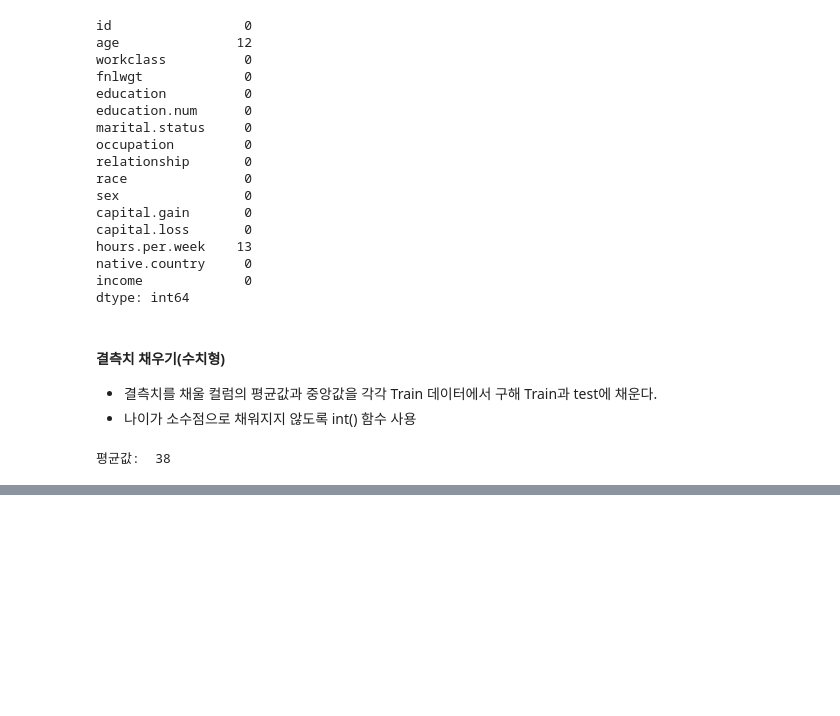
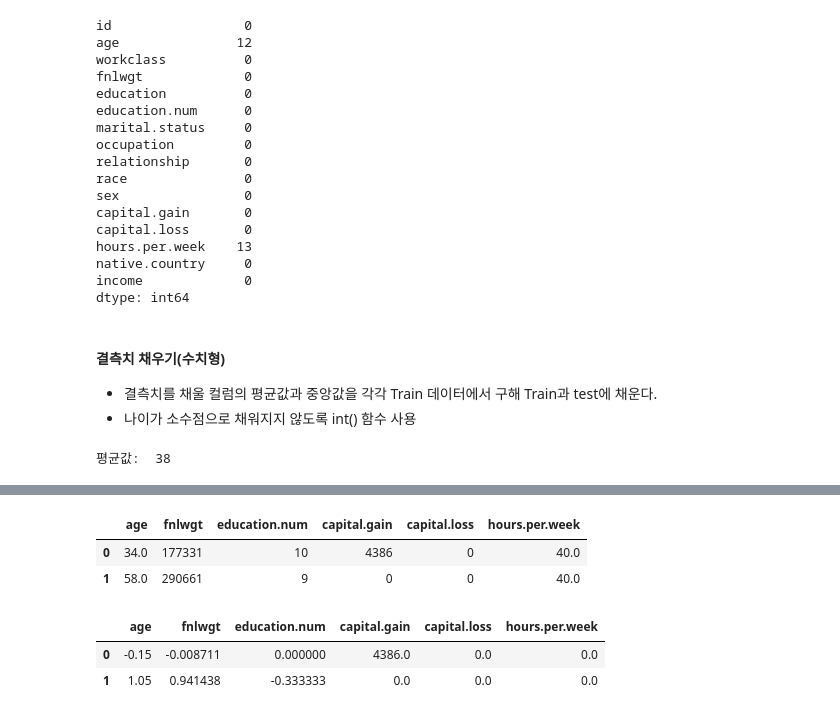
Before and after one commit to rlgus3351/-BigDataAnalyst, a Jupyter notebook: ch2/ch2.ipynb, the cells around one changed output, grey strips where cells are left out. Saved outputs shown, nothing was run; the diff lists cells and outputs as text; code cells hidden in the pictures; blank space fills up the shorter version.

```diff
--- a/ch2/ch2.ipynb
+++ b/ch2/ch2.ipynb
@@ -286,0 +431,14 @@ test['age'] = test['age'].fillna(value)
+# %%
+from sklearn.preprocessing import RobustScaler
+scaler = RobustScaler()
+display(train[cols].head(2))
+train[cols] = scaler.fit_transform(train[cols])
+test[cols] - scaler.transform(test[cols])
+display(train[cols].head(2))
+# %% [output]
+|  | age | fnlwgt | education.num | capital.gain | capital.loss | hours.per.week |
+| 0 | 34.0 | 177331 | 10 | 4386 | 0 | 40.0 |
+| 1 | 58.0 | 290661 | 9 | 0 | 0 | 40.0 |
+|  | age | fnlwgt | education.num | capital.gain | capital.loss | hours.per.week |
+| 0 | -0.15 | -0.008711 | 0.000000 | 4386.0 | 0.0 | 0.0 |
+| 1 | 1.05 | 0.941438 | -0.333333 | 0.0 | 0.0 | 0.0 |
```
Also changed, not shown: parts of 23 cells of this notebook.
